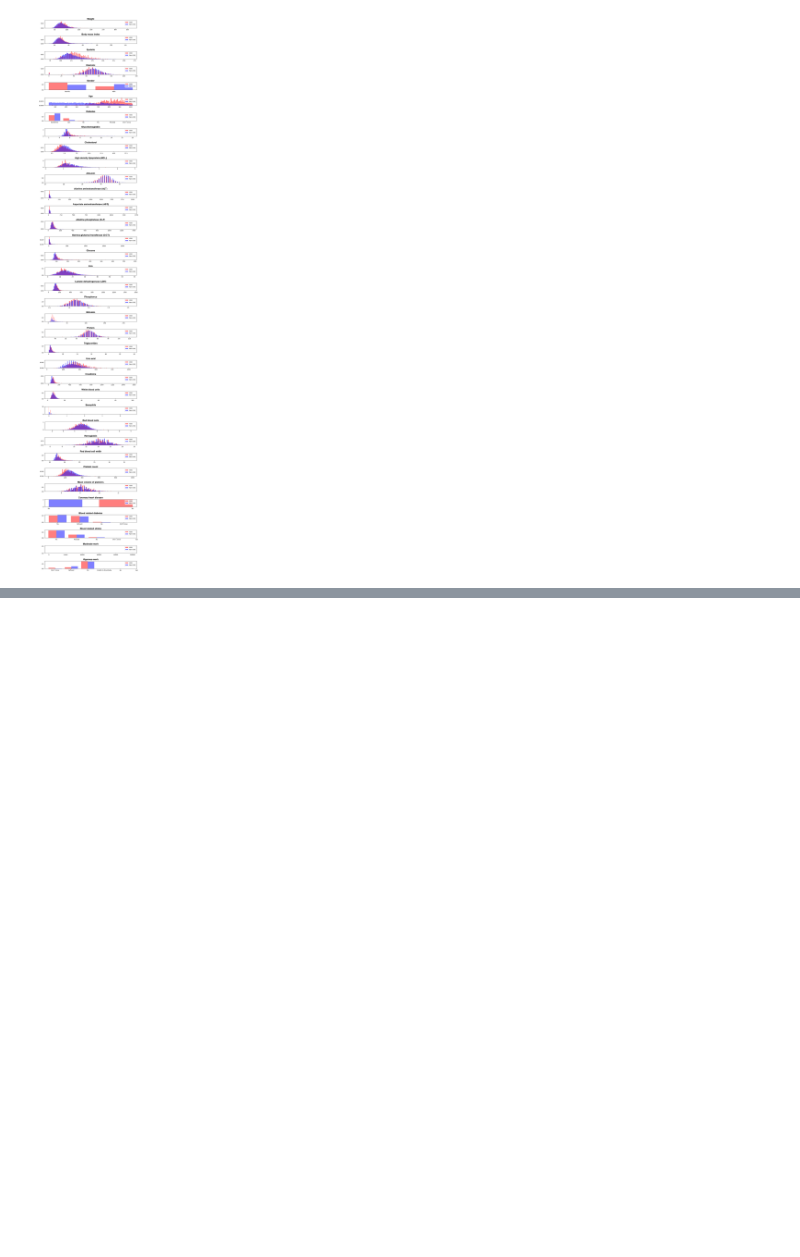
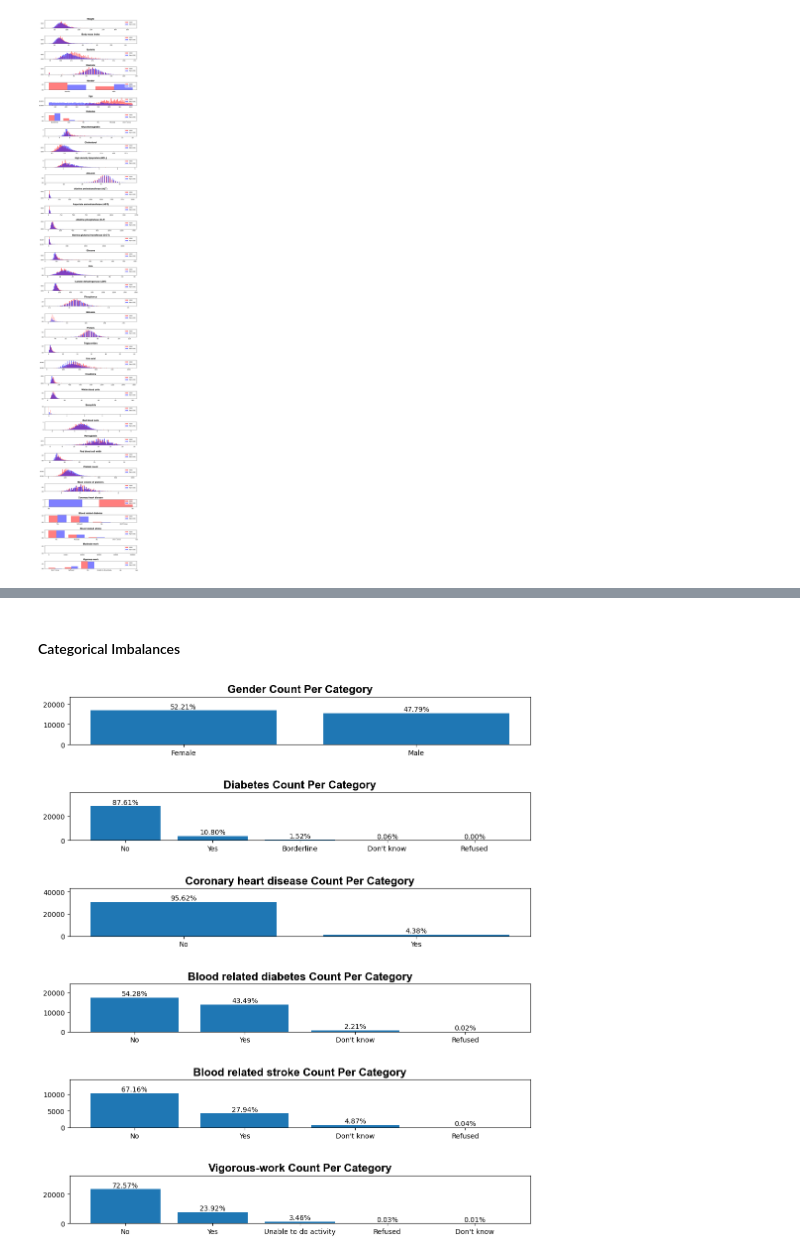
Before and after one commit to patsals/CHD-adversarial-nn, a Jupyter notebook: eda.ipynb, the cells around one changed output, grey strips where cells are left out. Saved outputs shown, nothing was run; the diff lists cells and outputs as text; code cells hidden in the pictures; blank space fills up the shorter version.

```diff
--- a/eda.ipynb
+++ b/eda.ipynb
@@ -561,0 +593,36 @@ fig.show()
+# %% [markdown]
+#### Categorical Imbalances
+# %%
+plot_df = df[[col for col in df.columns if df[col].dtype == 'O' and col not in ['SEQN', 'Year Range']]]
+fig, axs = plt.subplots(plot_df.shape[1], 1, figsize=(12, plot_df.shape[1]*2.3))
+
+for i, col in enumerate(plot_df.columns):
+    grouped_categorical_df = df.groupby(col).count().iloc[:, 0].reset_index()
+    grouped_categorical_df.columns = [col, 'count']
+    grouped_categorical_df = grouped_categorical_df.sort_values(by='count', ascending=False)
+
+    grouped_categorical_df['percentage'] = (grouped_categorical_df['count'] / grouped_categorical_df['count'].sum()) * 100
+
+    axs[i].bar(
+        grouped_categorical_df[col],
+        grouped_categorical_df['count'],
+    )
+
+    axs[i].set_title(f'{col} Count Per Category', fontsize=16, fontweight='bold', color='black', fontname='Arial')
+
+    # Annotate bars with percentages
+    for j in range(len(grouped_categorical_df)):
+        axs[i].text(
+            x=j,
+            y=grouped_categorical_df['count'].iloc[j] + grouped_categorical_df['count'].max() * 0.05,
+            s=f"{grouped_categorical_df['percentage'].iloc[j]:.2f}%",
+            ha='center'
+        )
+    axs[i].set_ylim(0, grouped_categorical_df['count'].max() + grouped_categorical_df['count'].max() * .4)
+
+
+plt.subplots_adjust(hspace=1)
+
+plt.show()
+# %% [output]
+[figure, added]
```
Also changed, not shown: parts of 2 cells of this notebook.
